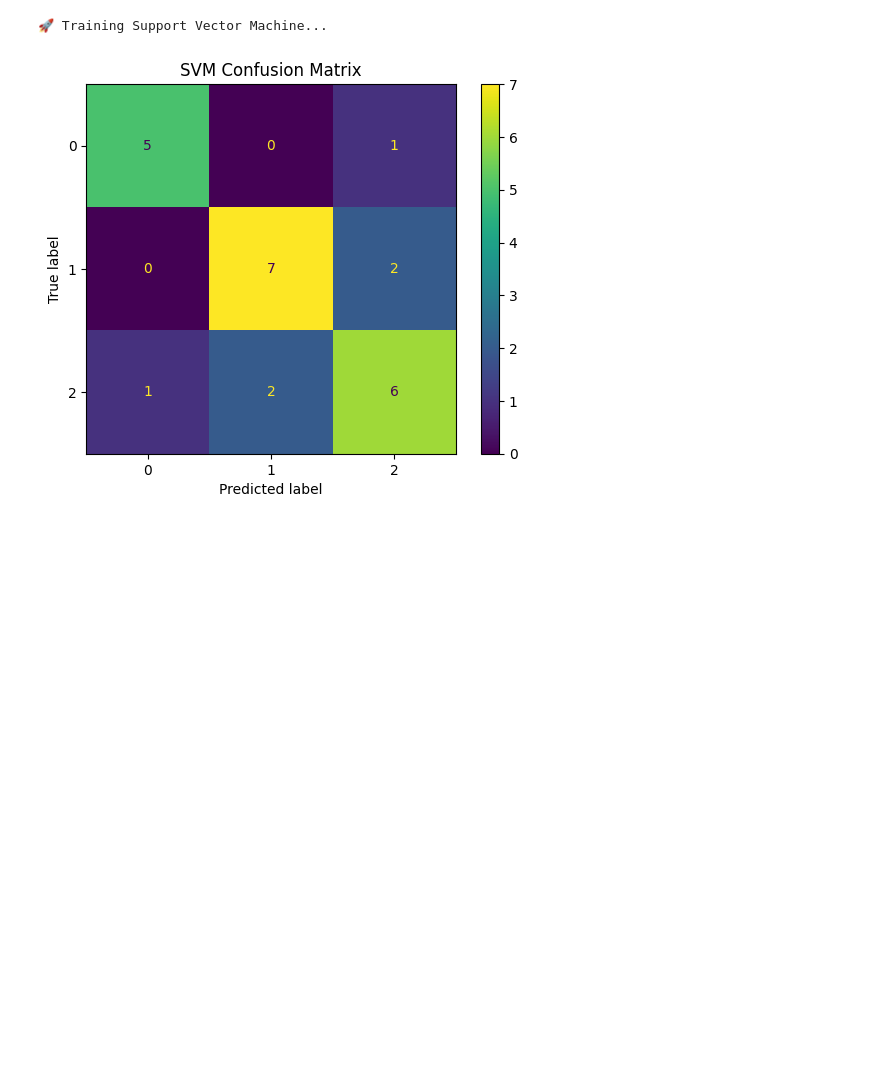
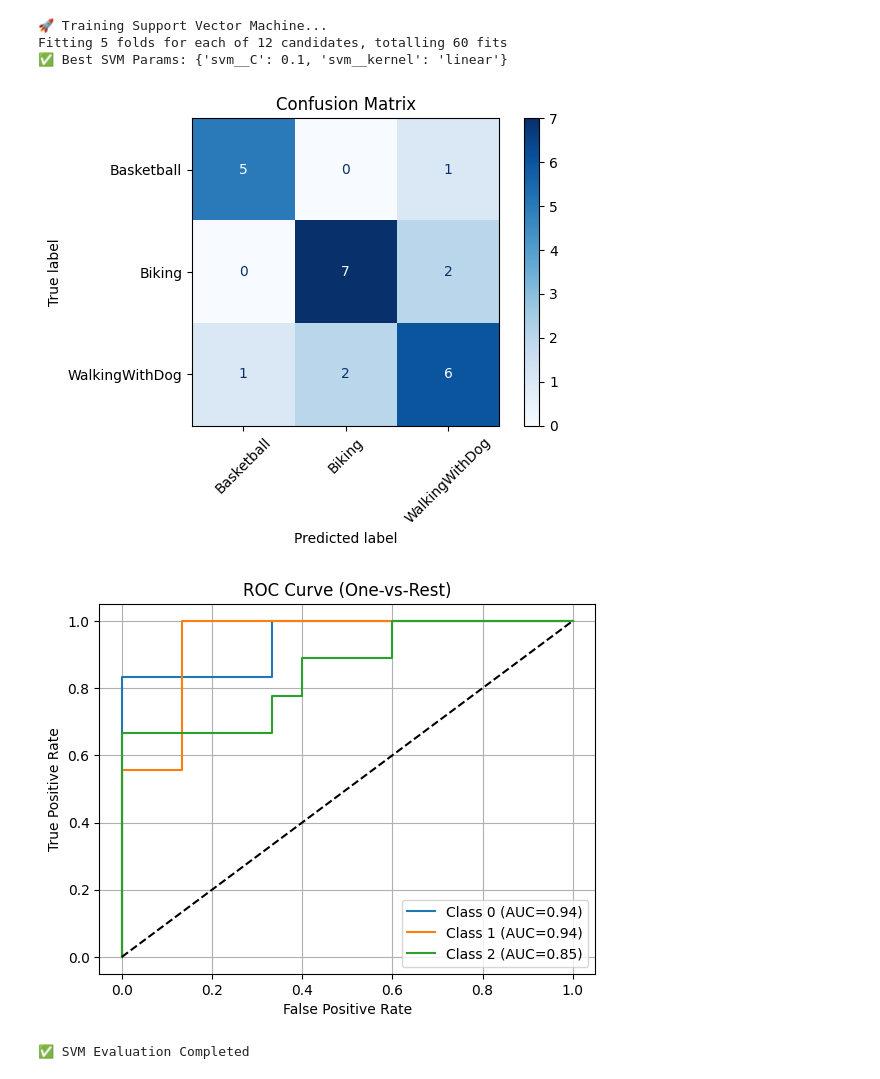
Before and after one commit to 2024ab05275-chocs/Student_2024ab05275_Video_Classification, a Jupyter notebook: code/part_a_classical.ipynb, the cells around one changed output. Cells and saved outputs as stored; diff of their text form; code cells hidden in the pictures; blank space fills up the shorter version.

Commit message:
Chocs: Classic ML Evaluation metrics added

```diff
--- a/code/part_a_classical.ipynb
+++ b/code/part_a_classical.ipynb
@@ -125,40 +137,70 @@ Test shape : (24, 399)
 # ==================================================
 # 1️⃣ Support Vector Machine (Linear + RBF)
 # ==================================================
 print("\n🚀 Training Support Vector Machine...")
 
 svm_pipeline = Pipeline(
     steps=[
         ("scaler", StandardScaler()),
-        ("svm", SVC()),
+        (
+            "svm",
+            SVC(
+                probability=True,  # ✅ REQUIRED for ROC/AUC
+                random_state=42,
+            ),
+        ),
     ]
 )
 
 svm_param_grid = [
-    {"svm__kernel": ["linear"], "svm__C": [0.1, 1, 10]},
+    {
+        "svm__kernel": ["linear"],
+        "svm__C": [0.1, 1, 10],
+    },
     {
         "svm__kernel": ["rbf"],
         "svm__C": [0.1, 1, 10],
         "svm__gamma": [0.01, 0.1, 1],
     },
 ]
 
 svm_grid = GridSearchCV(
-    svm_pipeline,
-    svm_param_grid,
+    estimator=svm_pipeline,
+    param_grid=svm_param_grid,
     cv=CV_FOLDS,
     scoring="accuracy",
     n_jobs=-1,
+    verbose=1,
 )
 
+# 🔹 Train
 svm_grid.fit(X_train, y_train)
+
+print("✅ Best SVM Params:", svm_grid.best_params_)
+
+# 🔹 Test predictions
 best_svm = svm_grid.best_estimator_
+y_pred = best_svm.predict(X_test)
 
-svm_metrics = evaluate_model(best_svm, X_test, y_test)
-plot_confusion_matrix(best_svm, X_test, y_test, "SVM Confusion Matrix")
+# 🔹 Probabilities for ROC/AUC
+y_scores = best_svm.predict_proba(X_test)
+
+# 🔹 Unified evaluation (MANDATORY for assignment)
+svm_metrics = evaluate_classification(
+    y_true=y_test,
+    y_pred=y_pred,
+    y_scores=y_scores,
+    class_names=["Basketball", "Biking", "WalkingWithDog"],
+)
+
+print("✅ SVM Evaluation Completed")
 # %% [output]
 🚀 Training Support Vector Machine...
+Fitting 5 folds for each of 12 candidates, totalling 60 fits
+✅ Best SVM Params: {'svm__C': 0.1, 'svm__kernel': 'linear'}
-[figure, old version]
+[figure, new version]
+[figure, added]
+✅ SVM Evaluation Completed
 # %%
 # ==================================================
 # 2️⃣ Random Forest Classifier
```
Also changed, not shown: parts of 8 cells of this notebook, 1 other file.
